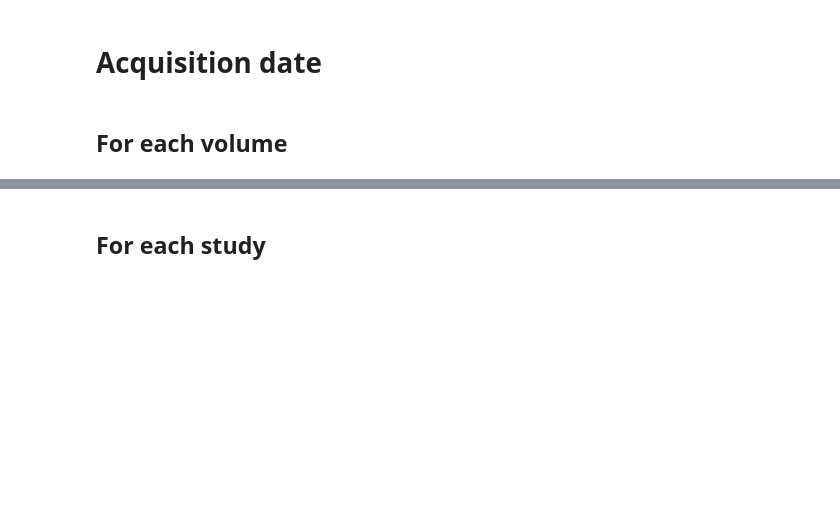
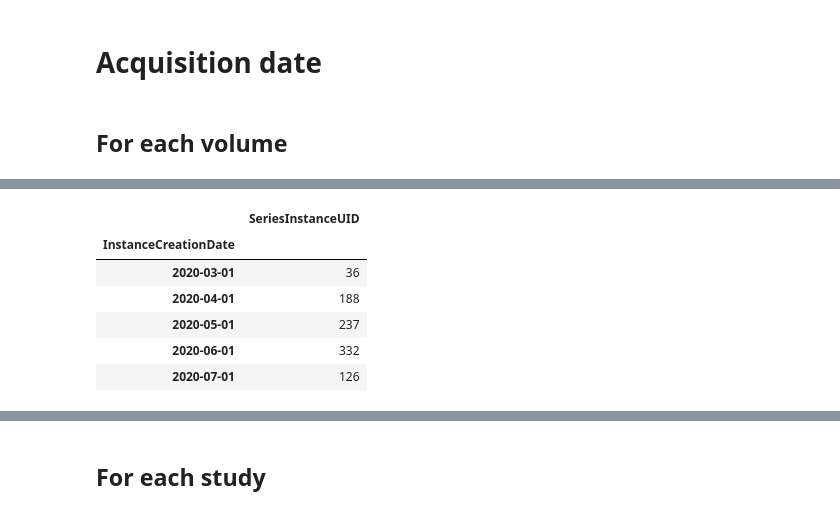
Before and after one commit to Kiril94/Thesis, a Jupyter notebook: cobra/ds_notebooks/general_stats_clean.ipynb, the cells around one changed output, grey strips where cells are left out. Cells and saved outputs as stored; diff of their text form; code cells hidden in the pictures; blank space fills up the shorter version.

```diff
--- a/cobra/ds_notebooks/general_stats_clean.ipynb
+++ b/cobra/ds_notebooks/general_stats_clean.ipynb
@@ -130,0 +79,8 @@ fig.savefig(join(fig_dir, 'basic_stats','year_month_volumes'),dpi=100)
+# %%
+dft = dfcc[dfcc.InstanceCreationDate!=dt(2018,1,1)]
+dftp = dft[dft.positive_scan==1]
+dftn = dft[dft.positive_scan==0]
+dftp['InstanceCreationDate'] = dftp['InstanceCreationDate'].apply(
+    lambda x: dt(int(x.year), int(x.month), 1))
+dftn['InstanceCreationDate'] = dftn['InstanceCreationDate'].apply(
+    lambda x: dt(int(x.year), int(x.month), 1))
@@ -130,0 +98,12 @@ fig.savefig(join(fig_dir, 'basic_stats','year_month_volumes'),dpi=100)
+# %%
+dftp = pd.DataFrame(dftp.groupby(['InstanceCreationDate']).SeriesInstanceUID.size())
+dftn = pd.DataFrame(dftn.groupby(['InstanceCreationDate']).SeriesInstanceUID.size())
+dftp.head()
+# %% [output]
+|  | SeriesInstanceUID |
+| InstanceCreationDate |  |
+| 2020-03-01 | 36 |
+| 2020-04-01 | 188 |
+| 2020-05-01 | 237 |
+| 2020-06-01 | 332 |
+| 2020-07-01 | 126 |
```
Also changed, not shown: parts of 26 cells of this notebook, 3 other files.
